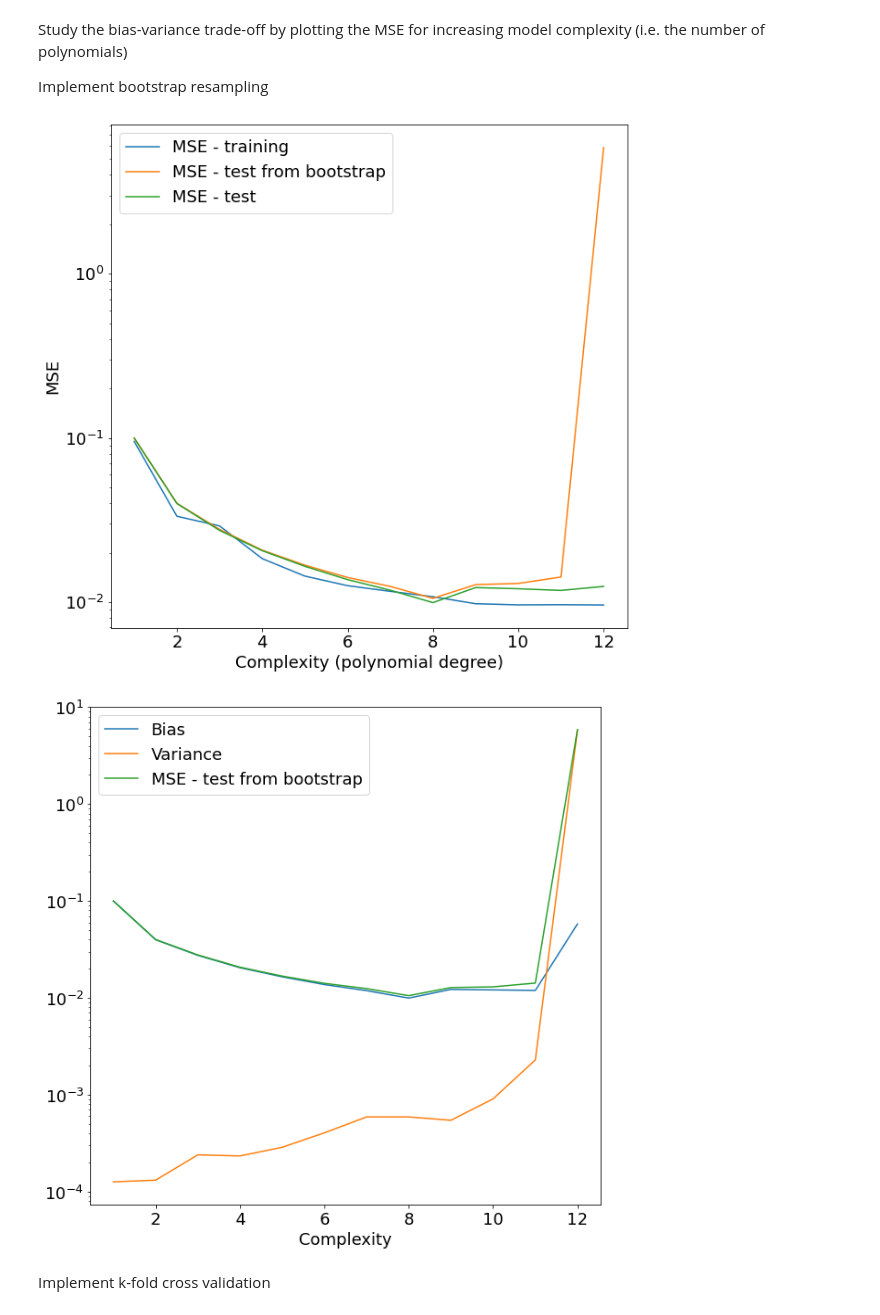
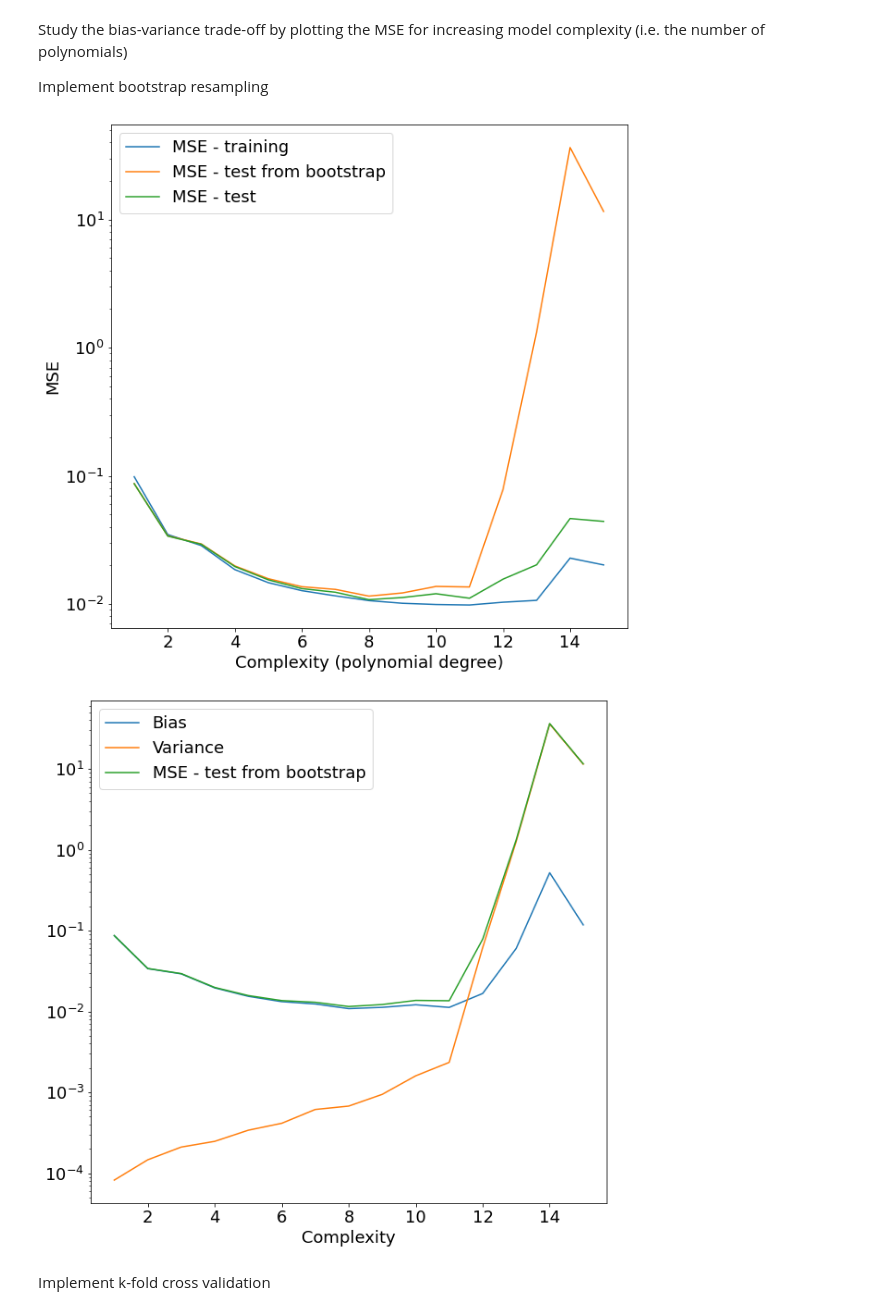
Before and after one commit to tellefs/ML-projects, a Jupyter notebook: project1/project1.ipynb, the cells around one changed output. Saved outputs shown, nothing was run; the diff lists cells and outputs as text; code cells hidden in the pictures.

```diff
--- a/project1/project1.ipynb
+++ b/project1/project1.ipynb
@@ -64,20 +64,21 @@ Defining universal constants throughout program
 # %%
-np.random.seed(47309275)
-n = 1000 #size of x and y
-N = 5 #polynomial degree
-noise_factor = 0.1
-max_degree = 12
-
-noise = noise_factor*np.random.randn(n)
-x = np.random.uniform(0,1,n)
-y = np.random.uniform(0,1,n)
-
-z = FrankeFunction(x,y) + noise
-
-X = create_X(x, y, N)
+def generateData(n, degree, noise_factor):
+    """
+    n = size opf x and y
+    degree = polynomial d
+    noise_factor = self explanatory
+    """
+    np.random.seed(47309275)
+    noise = noise_factor*np.random.randn(n)
+    x = np.random.uniform(0,1,n)
+    y = np.random.uniform(0,1,n)
+    z = FrankeFunction(x,y) + noise
+    X = create_X(x, y, degree)
+    return z, X
 # %% [markdown]
 Perform the Ordinary Least Square (OLS) method and print the MSE and R2 results
 # %%
+z, X = generateData(n=1000, degree=5, noise_factor=0.1)
 X_train, X_test, z_train, z_test = train_test_split(X,z,test_size=0.2)
 
 scaler = StandardScaler()
@@ -118,8 +119,7 @@ Study the bias-variance trade-off by plotting the MSE for increasing model compl
 
 Implement bootstrap resampling
 # %%
-n_bootstraps = 100
-
+max_degree = 15
 degree = np.linspace(1, max_degree, max_degree)
 MSE_test = np.zeros(max_degree)
 MSE_train = np.zeros(max_degree)
@@ -130,8 +130,7 @@ variance = np.zeros(max_degree)
 error = np.zeros(max_degree)
 
 for i in range(max_degree):
-    N = i #polynomial degree
-    X = create_X(x, y, N)
+    z, X = generateData(n = 1000, degree = i, noise_factor = 0.1)
 
     X_train, X_test, z_train, z_test = train_test_split(X,z,test_size=0.2)
 
@@ -151,7 +150,7 @@ for i in range(max_degree):
     MSE_test_bootstrap_values = np.zeros(n_bootstraps)
     z_predicted_bootstrap = np.empty((X_test.shape[0], n_bootstraps))
 
-
+    n_bootstraps = 100
     for j in range(n_bootstraps):
         X_train_resample, z_train_resample = resample(X_train, z_train, replace=True)
         beta = np.linalg.inv(X_train_resample.T @ X_train_resample) @ X_train_resample.T @ z_train_resample
@@ -160,35 +159,35 @@ for i in range(max_degree):
 
     MSE_test_bootstrap[i] = np.mean(MSE_test_bootstrap_values)
 
     bias[i] = np.mean( (z_test - np.mean(z_predicted_bootstrap, axis=1))**2 )
     variance[i] = np.mean(np.var(z_predicted_bootstrap, axis=1))
 
 plt.figure(figsize=(figwidth, figheigth))
 plt.tick_params(axis='both', which='both', labelsize=fontsize)
 plt.ylabel('MSE', fontsize=fontsize)
 plt.xlabel('Complexity (polynomial degree)', fontsize=fontsize)
 plt.plot(degree, MSE_train, label='MSE - training')
 plt.plot(degree, MSE_test_bootstrap, label='MSE - test from bootstrap')
 plt.plot(degree, MSE_test, label='MSE - test')
 plt.yscale('log')
 plt.legend(fontsize=fontsize, loc='upper left')
 plt.savefig('figures/mse_test_training_bootstrap')
 plt.show()
 
 
 plt.figure(figsize=(figwidth, figheigth))
 plt.tick_params(axis='both', which='both', labelsize=fontsize)
 plt.xlabel('Complexity', fontsize=fontsize)
 plt.plot(degree, bias, label='Bias')
 plt.plot(degree, variance, label='Variance')
 plt.plot(degree, MSE_test_bootstrap, label='MSE - test from bootstrap')
 plt.yscale('log')
 plt.legend(fontsize=fontsize, loc='upper left')
 plt.savefig('figures/bias_variande_tradeoff_bootstrap')
 plt.show()
 # %% [output]
-[figure, old version]
+[figure, new version]
-[figure, old version]
+[figure, new version]
 # %% [markdown]
 Implement k-fold cross validation
 # %%
```
Also changed, not shown: parts of 6 cells of this notebook, 2 other files.
